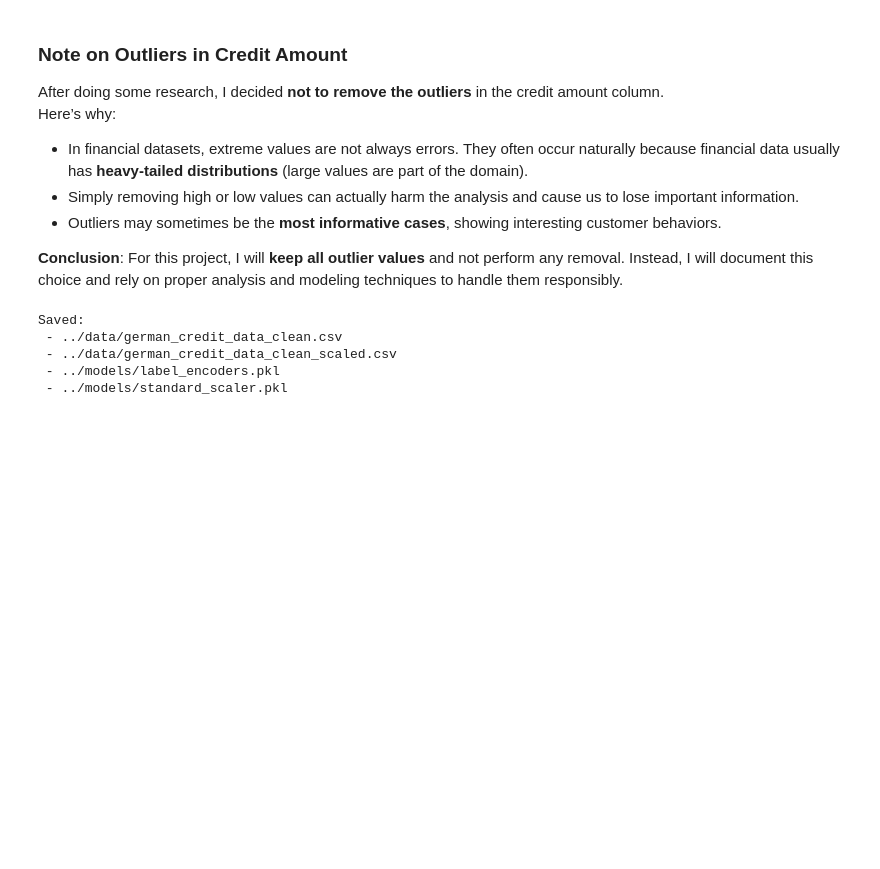
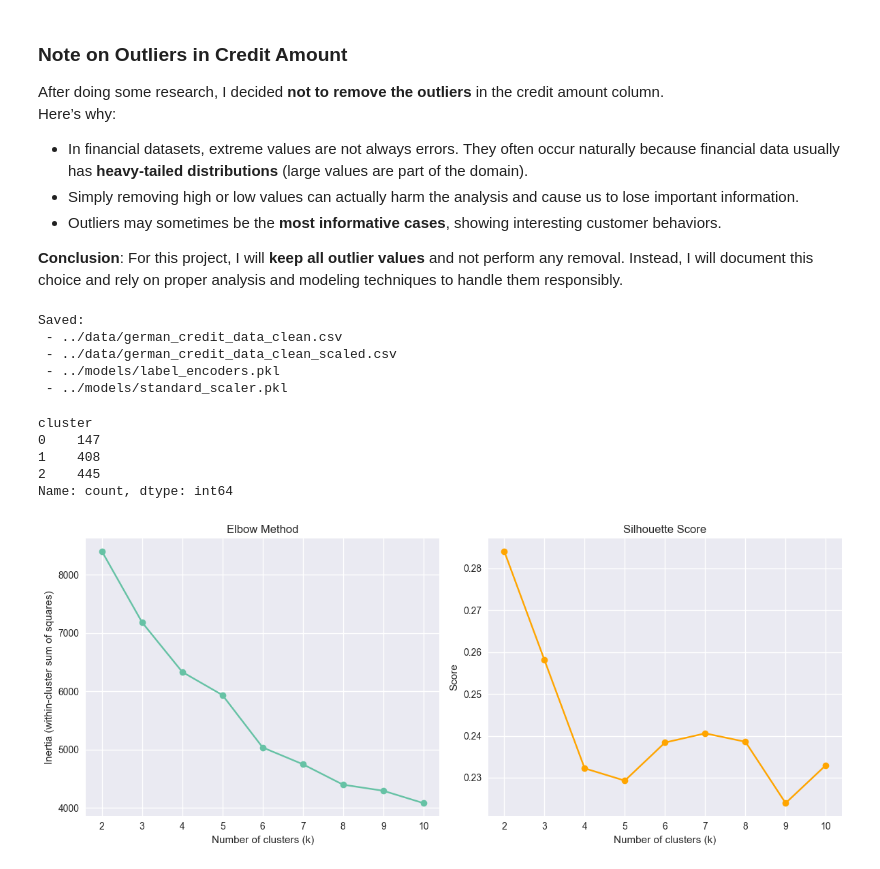
Before and after one commit to EmreKaratas1/CreditWise, a Jupyter notebook: notebooks/02_Preprocessing_Modeling.ipynb, the cells around one changed output. Cells and saved outputs as stored; diff of their text form; code cells hidden in the pictures; blank space fills up the shorter version.

Commit message:
Added cluster number optimization (Elbow & Silhouette) analysis

```diff
--- a/notebooks/02_Preprocessing_Modeling.ipynb
+++ b/notebooks/02_Preprocessing_Modeling.ipynb
@@ -190,3 +196,66 @@ Saved:
  - ../data/german_credit_data_clean_scaled.csv
  - ../models/label_encoders.pkl
  - ../models/standard_scaler.pkl
+# %%
+# ============================================
+# 7) First clustering baseline (KMeans)
+# We'll start simple with 3 clusters; we'll tune later with elbow/silhouette.
+# ============================================
+X = df_scaled[["Age", "Duration", "Credit amount", "Sex", "Job", "Housing",
+               "Saving accounts", "Checking account", "Purpose"]].values
+
+kmeans = KMeans(n_clusters=3, random_state=42, n_init="auto")
+labels = kmeans.fit_predict(X)
+
+df_clusters = df.copy()
+df_clusters["cluster"] = labels
+
+# quick view of cluster sizes
+df_clusters["cluster"].value_counts().sort_index()
+# %% [output]
+cluster
+0    147
+1    408
+2    445
+Name: count, dtype: int64
+# %%
+# ============================================
+# 7b) Optimize cluster count: Elbow & Silhouette
+# ============================================
+
+X = df_scaled[["Age", "Duration", "Credit amount", "Sex", "Job", "Housing",
+               "Saving accounts", "Checking account", "Purpose"]].values
+
+inertia = []        # # total error for each k
+silhouette_scores = []  # silhouette score for each k
+
+K = range(2, 11)  # test cluster numbers from 2 to 10
+
+for k in K:
+    kmeans = KMeans(n_clusters=k, random_state=42, n_init="auto")
+    labels = kmeans.fit_predict(X)
+
+    inertia.append(kmeans.inertia_)  # total error
+    silhouette_scores.append(silhouette_score(X, labels))  # quality
+
+# --- Let's plot the graphs ---
+plt.figure(figsize=(12,5))
+
+# Elbow
+plt.subplot(1,2,1)
+plt.plot(K, inertia, marker="o")
+plt.title("Elbow Method")
+plt.xlabel("Number of clusters (k)")
+plt.ylabel("Inertia (within-cluster sum of squares)")
+
+# Silhouette
+plt.subplot(1,2,2)
+plt.plot(K, silhouette_scores, marker="o", color="orange")
+plt.title("Silhouette Score")
+plt.xlabel("Number of clusters (k)")
+plt.ylabel("Score")
+
+plt.tight_layout()
+plt.show()
+# %% [output]
+[figure, added]
```
Also changed, not shown: parts of 2 cells of this notebook.
